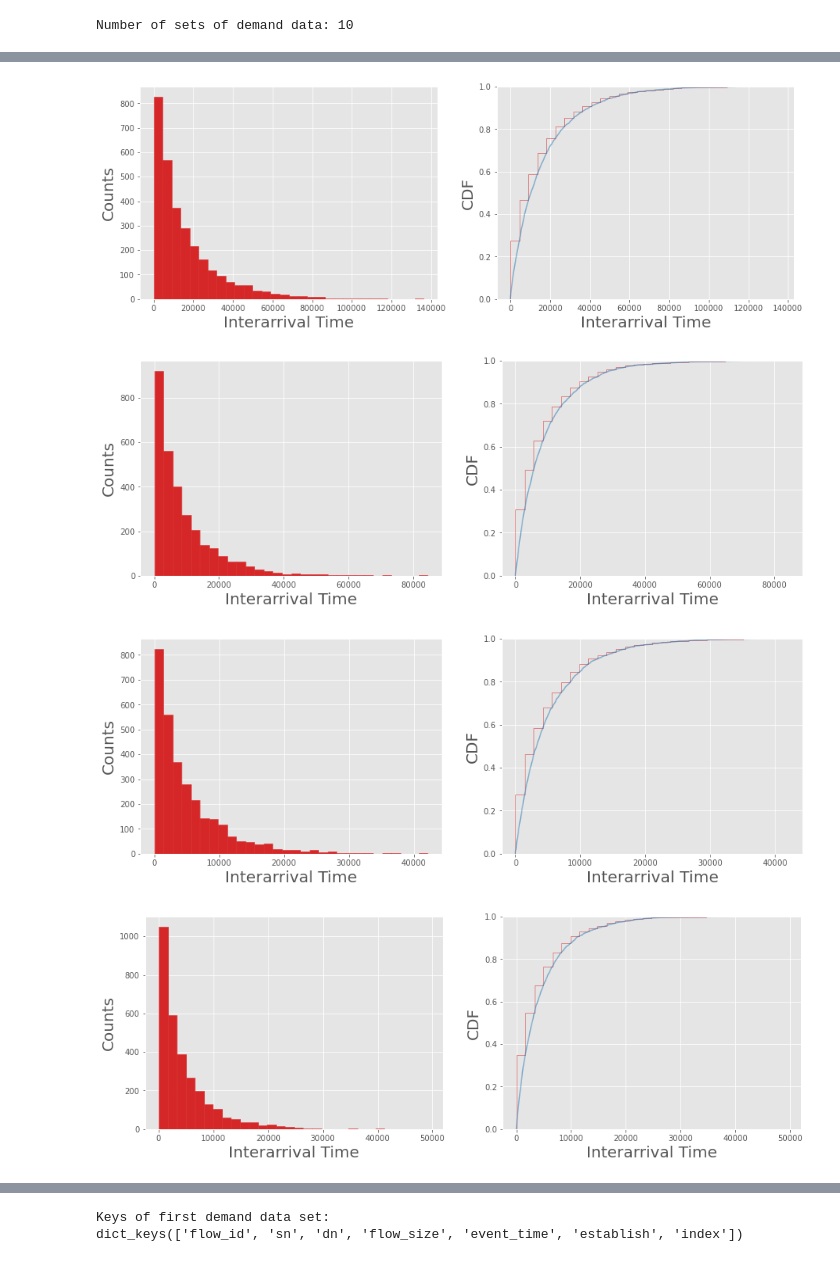
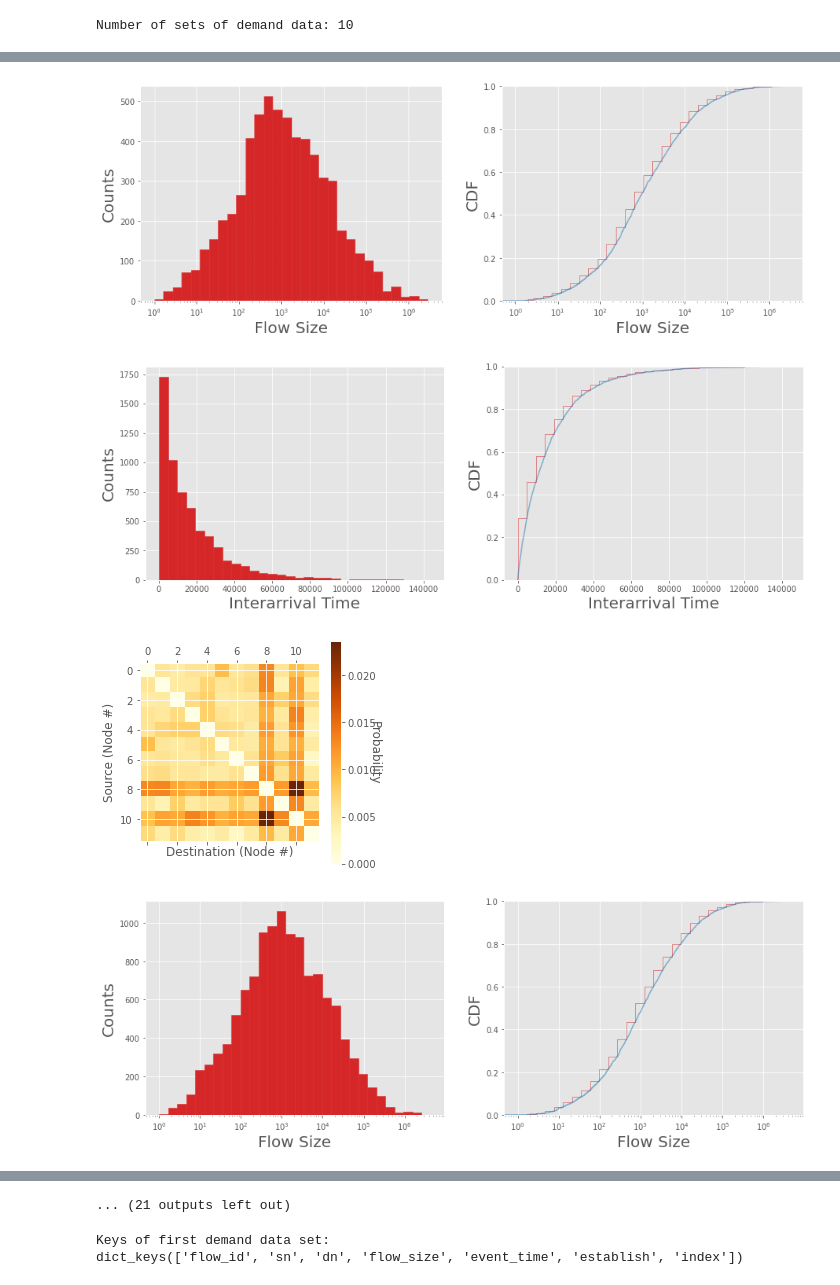
Before and after one commit to cwfparsonson/trafpy, a Jupyter notebook: notebooks/demand_plotbed.ipynb, the cells around one changed output, grey strips where cells are left out. Drawn from its saved outputs; the diff is of its cells as text; code cells hidden in the pictures.

```diff
--- a/notebooks/demand_plotbed.ipynb
+++ b/notebooks/demand_plotbed.ipynb
@@ -6,7 +6,7 @@ import os
 import json
 
 # load demand data
-path_to_benchmark_data = os.path.dirname(trafpy.__file__)+'/../data/benchmark_data/ndf50_1s_university_benchmark_data.json'
+path_to_benchmark_data = os.path.dirname(trafpy.__file__)+'/../data/benchmark_data/ndf50_1s_university_benchmark_data_v2.json'
 benchmark_data = json.loads(tpg.load_data_from_json(path_to_benchmark_data))
 # %% [output]
 The autoreload extension is already loaded. To reload it, use:
@@ -41,9 +41,9 @@ for demand_data, load in zip(demand_data_list, loads):
     demand.name = 'load_{}'.format(load) # name for multi-plot legend(s)
     demands.append(demand)
     plotter = DemandPlotter(demand)
-#     plotter.plot_flow_size_dist(logscale=True, num_bins=30)
+    plotter.plot_flow_size_dist(logscale=True, num_bins=30)
     plotter.plot_interarrival_time_dist(logscale=False, num_bins=30)
-#     plotter.plot_node_dist(eps=['server_{}'.format(i) for i in range(12)])
+    plotter.plot_node_dist(eps=['server_{}'.format(i) for i in range(12)])
 analyser = DemandsAnalyser(*demands)
 analyser.compute_metrics(print_summary=True)
 
@@ -67,5 +67,5 @@ _ = plotters.plot_interarrival_time_dists(logscale=False)
 +----+--------+---------+-------+-------------+-------------+-------------+----------+------------+-------------+
-[figure, old version]
+[figure, new version]
-[figure, old version]
+[figure, new version]
-[figure, old version]
+[figure, new version]
-[figure, old version]
+[figure, new version]
@@ -80,3 +79,4 @@ _ = plotters.plot_interarrival_time_dists(logscale=False)
+... (21 outputs left out)
 # %%
 %autoreload
 print('Keys of first demand data set:\n{}'.format(demand_data_list[0].keys()))
```
Also changed, not shown: parts of 2 cells of this notebook, 4 other files.
